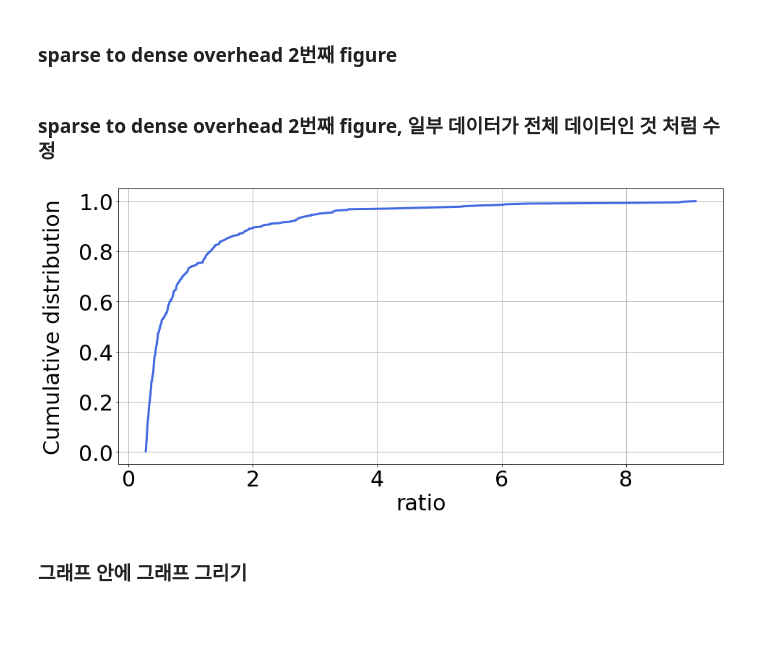
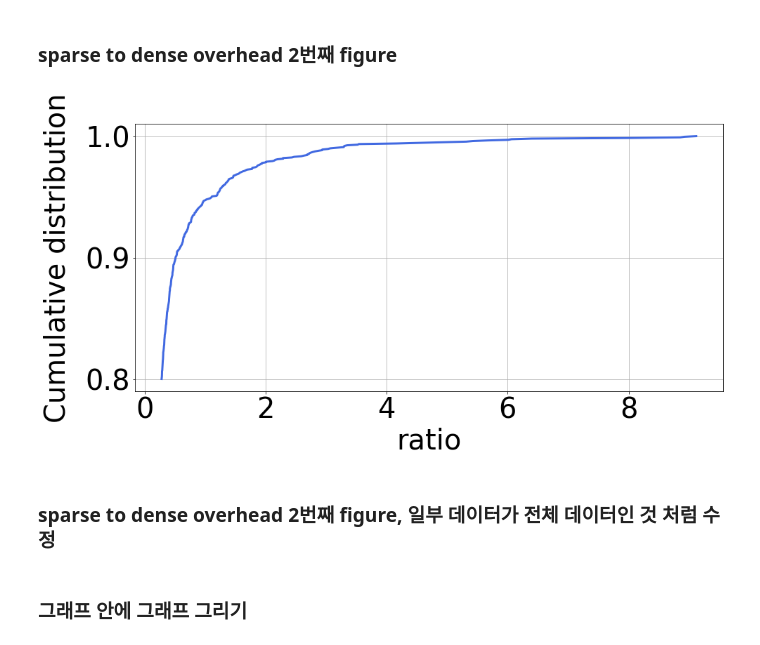
Before and after one commit to unhochoi/sparse-matrix-multiplication, a Jupyter notebook: figure/pyplot/sparse-to-dense-overhead-v2.ipynb, the cells around one changed output. Cells and saved outputs as stored; diff of their text form; code cells hidden in the pictures; blank space fills up the shorter version.

Commit message:
modifying figure

```diff
--- a/figure/pyplot/sparse-to-dense-overhead-v2.ipynb
+++ b/figure/pyplot/sparse-to-dense-overhead-v2.ipynb
@@ -56,52 +42,52 @@ plt.show()
 # %% [markdown]
 ### sparse to dense overhead 2번째 figure
 # %%
-# import numpy as np
-# import matplotlib.pyplot as plt
+import numpy as np
+import matplotlib.pyplot as plt
 
-# plt.rcParams.update({'font.size': 30}) # 폰트사이즈 디폴트 설정
-# fig = plt.figure(figsize=(15,7))
+plt.rcParams.update({'font.size': 30}) # 폰트사이즈 디폴트 설정
+fig = plt.figure(figsize=(15,7))
 
-# # 상위 20% ratio 뽑기
-# ratio_top_20 = ratio[int(len(ratio)*0.8):]
-# cdf_top_20 = cdf[int(len(ratio)*0.8):]
+# 상위 20% ratio 뽑기
+ratio_top_20 = ratio[int(len(ratio)*0.8):]
+cdf_top_20 = cdf[int(len(ratio)*0.8):]
 
-# plt.grid(True)
+plt.grid(True)
 
-# plt.xlabel("ratio")
-# plt.ylabel("Cumulative distribution", labelpad=20)
+plt.xlabel("ratio")
+plt.ylabel("Cumulative distribution", labelpad=20)
 
-# plt.plot(ratio_top_20,cdf_top_20,linewidth=3, color = "royalblue")
-# fig.savefig('./sparse-to-dense-overhead-v2-second.png')
-# plt.show()
+plt.plot(ratio_top_20,cdf_top_20,linewidth=3, color = "royalblue")
+fig.savefig('./sparse-to-dense-overhead-v2-second.png')
+plt.show()
+# %% [output]
+[figure, added]
 # %% [markdown]
 ### sparse to dense overhead 2번째 figure, 일부 데이터가 전체 데이터인 것 처럼 수정
 # %%
-import numpy as np
-import matplotlib.pyplot as plt
+# import numpy as np
+# import matplotlib.pyplot as plt
 
-plt.rcParams.update({'font.size': 30}) # 폰트사이즈 디폴트 설정
-fig = plt.figure(figsize=(15,7))
+# plt.rcParams.update({'font.size': 30}) # 폰트사이즈 디폴트 설정
+# fig = plt.figure(figsize=(15,7))
 
-# 상위 20% ratio 뽑기
-ratio_top_20 = ratio[int(len(ratio)*0.8):]
+# # 상위 20% ratio 뽑기
+# ratio_top_20 = ratio[int(len(ratio)*0.8):]
 
-# 배열의 모든 값을 초기화
-y = np.zeros(len(ratio_top_20)) + (1 / len(ratio_top_20))
+# # 배열의 모든 값을 초기화
+# y = np.zeros(len(ratio_top_20)) + (1 / len(ratio_top_20))
 
-# 누적 비율 생성
-cdf_top_20 = np.cumsum(y)
+# # 누적 비율 생성
+# cdf_top_20 = np.cumsum(y)
 
-plt.grid(True)
+# plt.grid(True)
 
-plt.xlabel("ratio")
-plt.ylabel("Cumulative distribution", labelpad=20)
+# plt.xlabel("ratio")
+# plt.ylabel("Cumulative distribution", labelpad=20)
 
-plt.plot(ratio_top_20,cdf_top_20,linewidth=3, color = "royalblue")
-fig.savefig('./sparse-to-dense-overhead-v2-second.png')
-plt.show()
+# plt.plot(ratio_top_20,cdf_top_20,linewidth=3, color = "royalblue")
+# fig.savefig('./sparse-to-dense-overhead-v2-second.png')
+# plt.show()
-# %% [output]
-[figure, removed]
 # %% [markdown]
 ### 그래프 안에 그래프 그리기
 # %%
```
Also changed, not shown: parts of 3 cells of this notebook, 9 other files.
